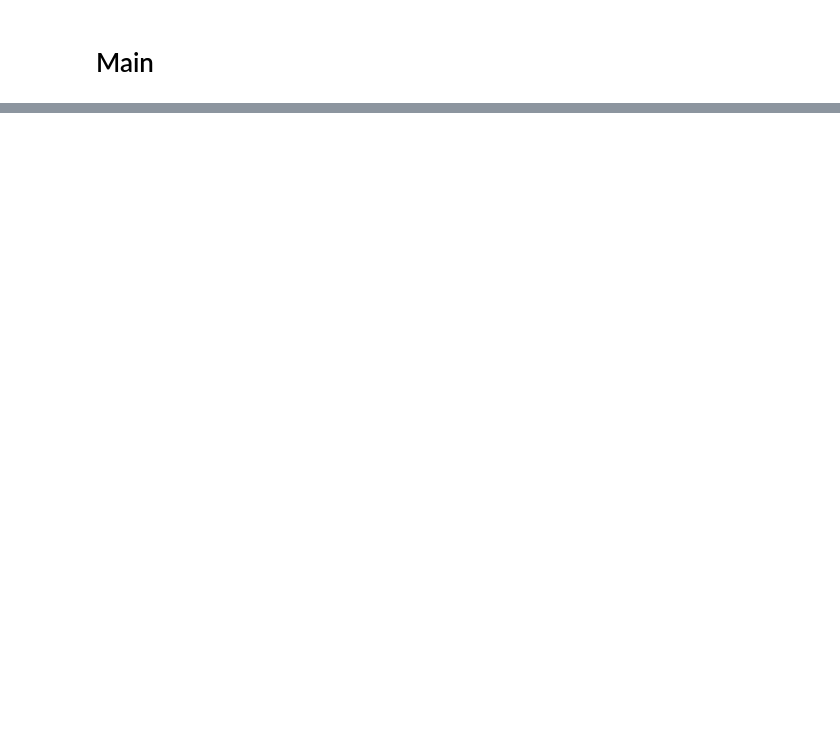
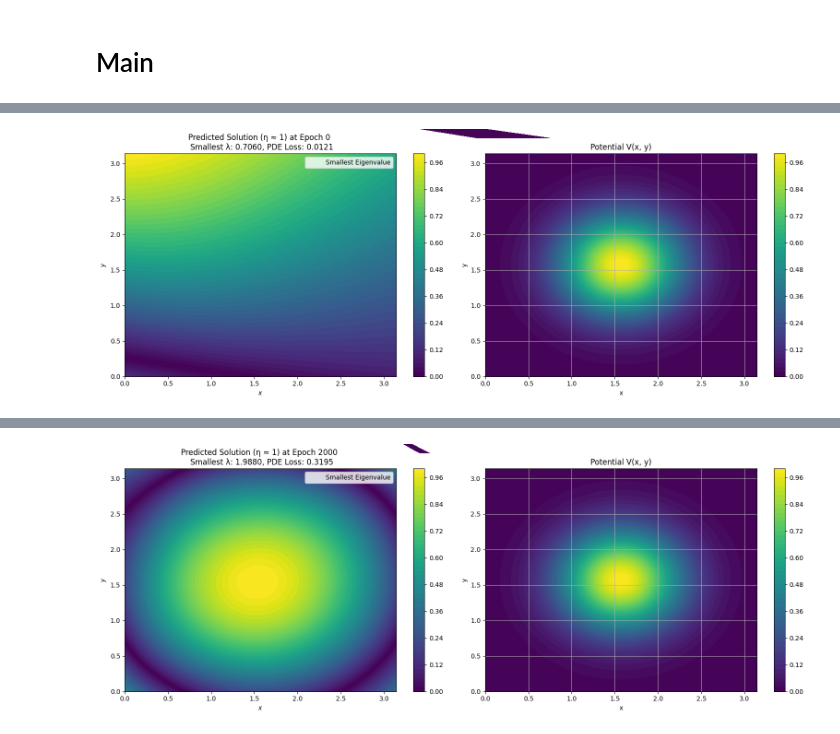
Before and after one commit to LevBahn/Gross-Pitaevskii-Eigenvalue-problem, a Jupyter notebook: Notebooks/Gross_Pitaevskii/Gross_Pitaevskii_2D_Vary_Interaction_Strength.ipynb, the cells around one changed output, grey strips where cells are left out. Drawn from its saved outputs; the diff is of its cells as text; code cells hidden in the pictures; blank space fills up the shorter version.

```diff
--- a/Notebooks/Gross_Pitaevskii/Gross_Pitaevskii_2D_Vary_Interaction_Strength.ipynb
+++ b/Notebooks/Gross_Pitaevskii/Gross_Pitaevskii_2D_Vary_Interaction_Strength.ipynb
@@ -333,32 +336,32 @@ def train_pinn(N_u=500, N_f=10000, layers=[2, 400, 400, 400, 1], epochs=1000, et
     optimizer = optim.Adam(model.parameters(), lr=0.001)
 
     # Prepare training data
-    X_f_train, X_u_train, u_train = prepare_training_data(N_u, N_f)
+    collocation_points, boundary_points, u_train = prepare_training_data(N_u, N_f)
 
     # Convert data to PyTorch tensors and move to device
-    X_f_train_tensor = torch.tensor(X_f_train, dtype=torch.float32, requires_grad=True).to(device)
-    X_u_train_tensor = torch.tensor(X_u_train, dtype=torch.float32).to(device)
-    u_train_tensor = torch.tensor(u_train, dtype=torch.float32).to(device)
+    collocation_points_tensor = torch.tensor(collocation_points, dtype=torch.float32, requires_grad=True).to(device)
+    boundary_points_tensor = torch.tensor(boundary_points, dtype=torch.float32).to(device)
+    boundary_values_tensor = torch.tensor(boundary_values, dtype=torch.float32).to(device)
 
     for epoch in range(epochs):
         model.train()
         optimizer.zero_grad()
 
         # Calculate the total loss
-        loss = model.total_loss(X_f_train_tensor, X_u_train_tensor, u_train_tensor, eta, B, N)
+        loss = model.total_loss(collocation_points_tensor, boundary_points_tensor, boundary_values_tensor, eta, B, N)
 
         # Backpropagation and optimization
         loss.backward()
         optimizer.step()
 
-        if epoch % 2000 == 0:  # Plot every 2000 epochs
+        # Plot every 2000 epochs
+        if epoch % 2000 == 0:
             print(f'Epoch [{epoch}/{epochs}], Loss: {loss.item():.6f}')
-            pde_loss, _, lambda_pde = model.pde_loss(X_f_train_tensor, model.forward(X_f_train_tensor), eta)
+            pde_loss, _, lambda_pde = model.pde_loss(collocation_points_tensor, model.forward(collocation_points_tensor), eta)
             plot_solution(model, num_grid_pts=100, center=(np.pi / 2, np.pi / 2), radius=np.pi / 2, epoch=epoch,
                           lambda_pde=lambda_pde.item(), pde_loss=pde_loss.item())
 
-    # Return model and training data
-    return model, X_f_train_tensor, X_u_train_tensor, u_train_tensor
+    return model
 # %% [markdown]
 # Normalize Wave Function
 # %%
@@ -469,0 +498,13 @@ Epoch [0/4001], Loss: 4667.923828
+# %%
+# Train the PINN
+
+etas = [1, 10, 100, 1000]
+Bs = [20000, 20000, 20000, 20000]
+Ns = [10000, 10000, 10000, 10000]
+models = [GrossPitaevskiiPINN(layers).to(device) for _ in range(4)]
+epochs_list = [8001, 8001, 8001, 8001]
+x_train = torch.rand(N_f, 2).to(device)
+
+for model, eta, B, N, epochs in zip(models, etas, Bs, Ns, epochs_list):
+  model = train_pinn(N_u=N_u, N_f=N_f, layers=layers, epochs=epochs, eta=eta, B=B, N=N)
+# %% [output]
@@ -469,0 +512 @@ Epoch [0/4001], Loss: 4667.923828
+[figure, added]
@@ -470,3 +514,4 @@ Epoch [0/4001], Loss: 4667.923828
+[figure, added]
 # %%
 # Final plot of the predicted solution as 2D contour plots
 
```
Also changed, not shown: parts of 7 cells of this notebook.
